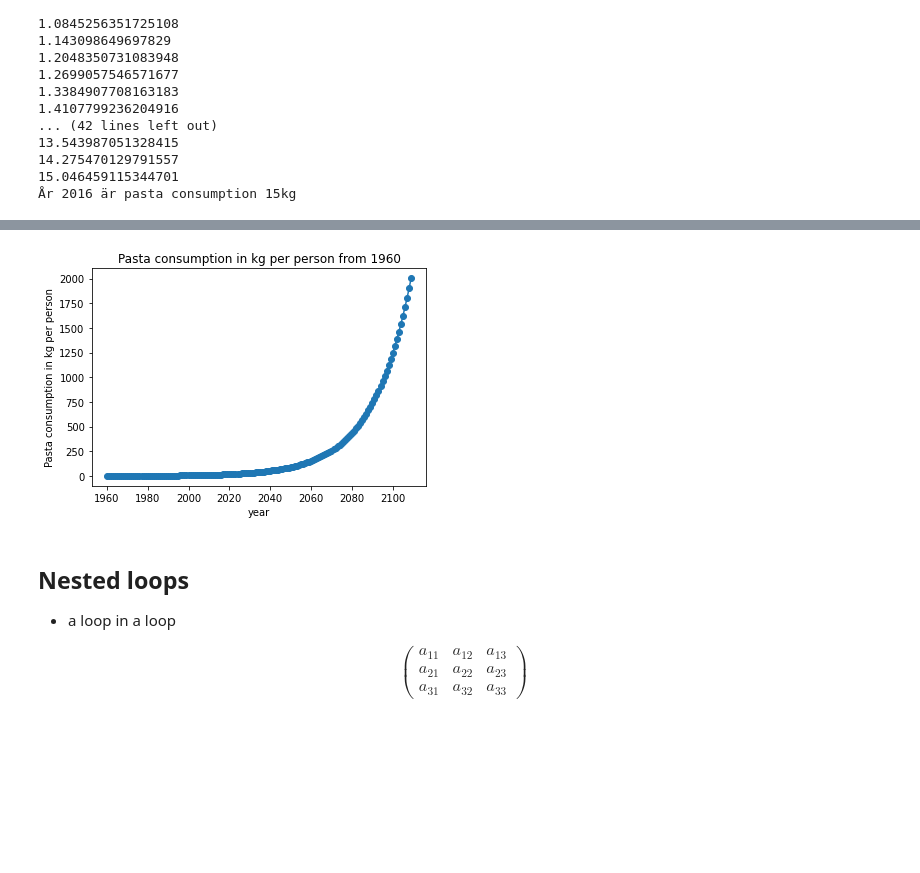
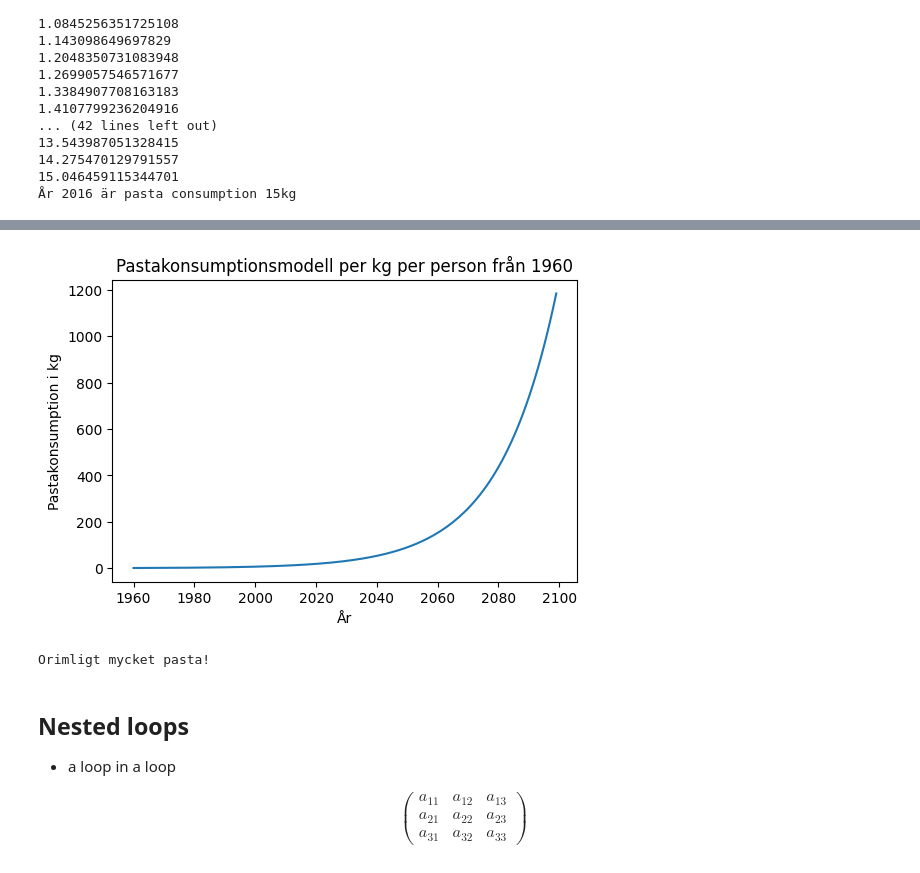
Before and after one commit to yuna-liu/python-programming-Yuna-Liu, a Jupyter notebook: Code-Along/3.for_statement.ipynb, the cells around one changed output, grey strips where cells are left out. Cells and saved outputs as stored; diff of their text form; code cells hidden in the pictures; blank space fills up the shorter version.

```diff
--- a/Code-Along/3.for_statement.ipynb
+++ b/Code-Along/3.for_statement.ipynb
@@ -203,17 +203,17 @@ for year in range(t):
 import matplotlib.pyplot as plt
 import math
 
-pasta_consumption = 0 #  the yearly pasta consumption in Kg per person
+# pasta_consumption = 0 #  the yearly pasta consumption in Kg per person. This line is unnecessary.
 t = 150 # the years after year 1960.
 pasta_consumption_list = []
 
 for year in range(t):
     pasta_consumption = 0.791*math.exp(0.0526*year)  # Remember to use year instead of t
     pasta_consumption_list.append(pasta_consumption)
-    years.append(year)
 
 plt.figure(dpi=100)
-plt.plot(range(0, t), pasta_consumption_list, "x-")
+plt.plot(range(1960, t+1960), pasta_consumption_list, "o-")
+plt.xlabel("year")
 plt.ylabel("Pasta consumption in kg per person")
 plt.title("Pasta consumption in kg per person from 1960")
 plt.show()
@@ -222,24 +222,23 @@ plt.show()
 # %%
 import matplotlib.pyplot as plt
-import math
 
-pasta_consumption = 0 #  the yearly pasta consumption in Kg per person
-t = 150 # the years after year 1960.
-pasta_consumption_list = []
+pasta_per_year = []
 
-for year in range(t):
-    pasta_consumption = 0.791*math.exp(0.0526*year)  # Remember to use year instead of t
-    pasta_consumption_list.append(pasta_consumption)
-    years.append(year)
+for year in range(140):
+    pasta_consumption = 0.791*math.exp(0.0526*year)
+    pasta_per_year.append(pasta_consumption)
 
+plt.figure(dpi=100)
+plt.plot(range(1960, 2100),pasta_per_year)
+plt.xlabel("År")
+plt.ylabel("Pastakonsumption i kg")
+plt.title("Pastakonsumptionsmodell per kg per person från 1960")
+plt.show()
 
-plt.plot(range(1960, t+1960), pasta_consumption_list, "o-")
-plt.xlabel("year")
-plt.ylabel("Pasta consumption in kg per person")
-plt.title("Pasta consumption in kg per person from 1960")
-plt.show()
+print("Orimligt mycket pasta!")
 # %% [output]
-[figure, old version]
+[figure, new version]
+Orimligt mycket pasta!
 # %% [markdown]
 ## Nested loops
 
```
Also changed, not shown: parts of 2 cells of this notebook.
